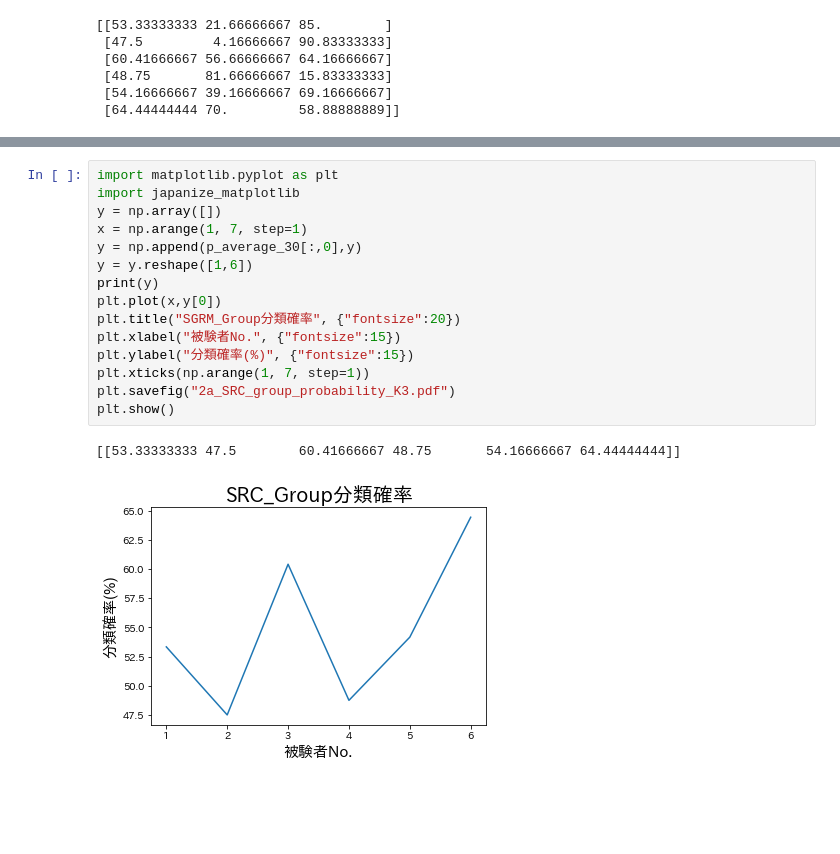
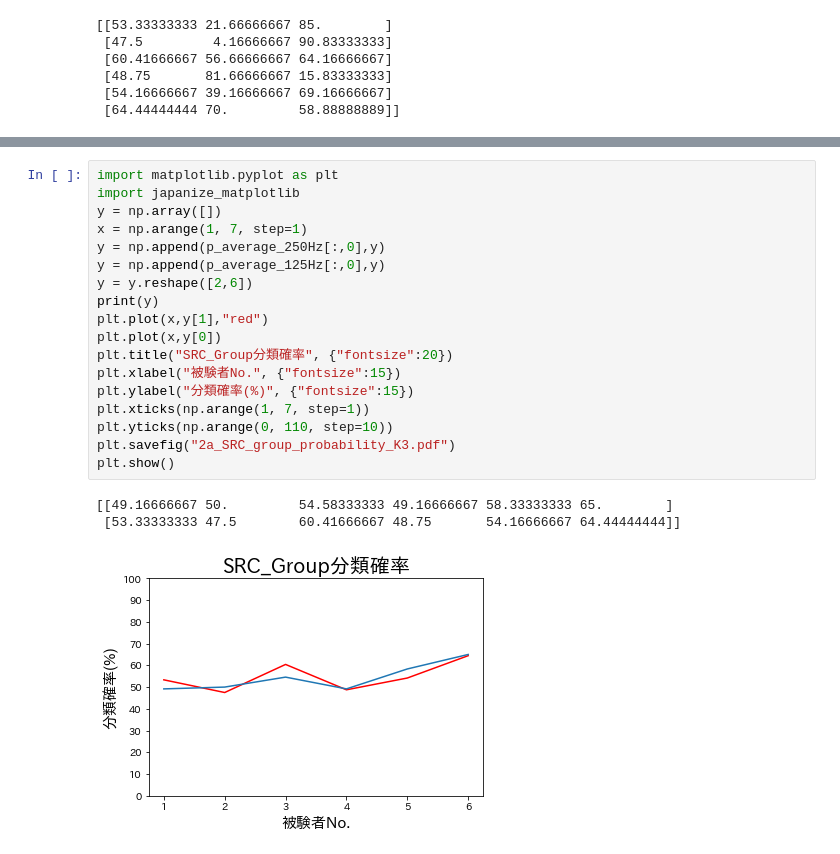
Before and after one commit to kotatakehara/BCI, a Jupyter notebook: SRC_develop/SRC_Group_function_weight.ipynb, the cells around one changed output, grey strips where cells are left out. Drawn from its saved outputs; the diff is of its cells as text; blank space fills up the shorter version.

```diff
--- a/SRC_develop/SRC_Group_function_weight.ipynb
+++ b/SRC_develop/SRC_Group_function_weight.ipynb
@@ -363,18 +391,22 @@ print(a_20,a_30)
 # %%
 import matplotlib.pyplot as plt
 import japanize_matplotlib
 y = np.array([])
 x = np.arange(1, 7, step=1)
-y = np.append(p_average_30[:,0],y)
-y = y.reshape([1,6])
+y = np.append(p_average_250Hz[:,0],y)
+y = np.append(p_average_125Hz[:,0],y)
+y = y.reshape([2,6])
 print(y)
+plt.plot(x,y[1],"red")
 plt.plot(x,y[0])
-plt.title("SGRM_Group分類確率", {"fontsize":20})
+plt.title("SRC_Group分類確率", {"fontsize":20})
 plt.xlabel("被験者No.", {"fontsize":15})
 plt.ylabel("分類確率(%)", {"fontsize":15})
 plt.xticks(np.arange(1, 7, step=1))
+plt.yticks(np.arange(0, 110, step=10))
 plt.savefig("2a_SRC_group_probability_K3.pdf")
 plt.show()
 # %% [output]
-[[53.33333333 47.5        60.41666667 48.75       54.16666667 64.44444444]]
+[[49.16666667 50.         54.58333333 49.16666667 58.33333333 65.        ]
+ [53.33333333 47.5        60.41666667 48.75       54.16666667 64.44444444]]
-[figure, old version]
+[figure, new version]
```
Also changed, not shown: parts of 5 cells of this notebook, 1 other file.
